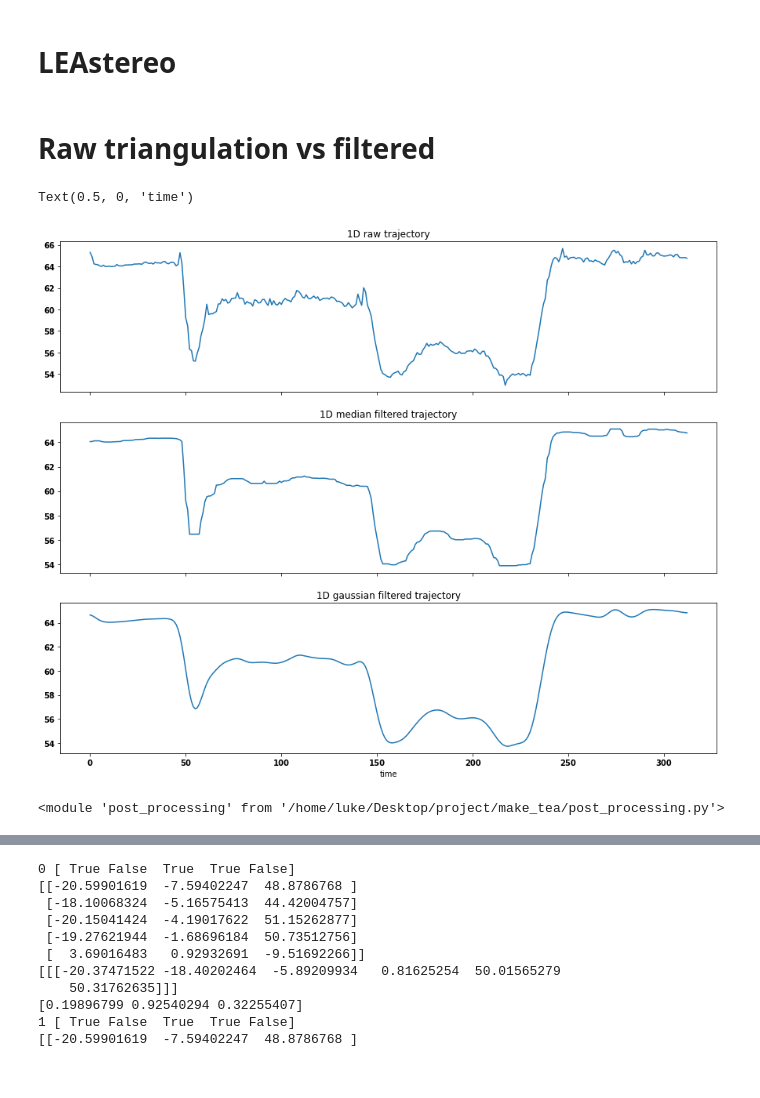
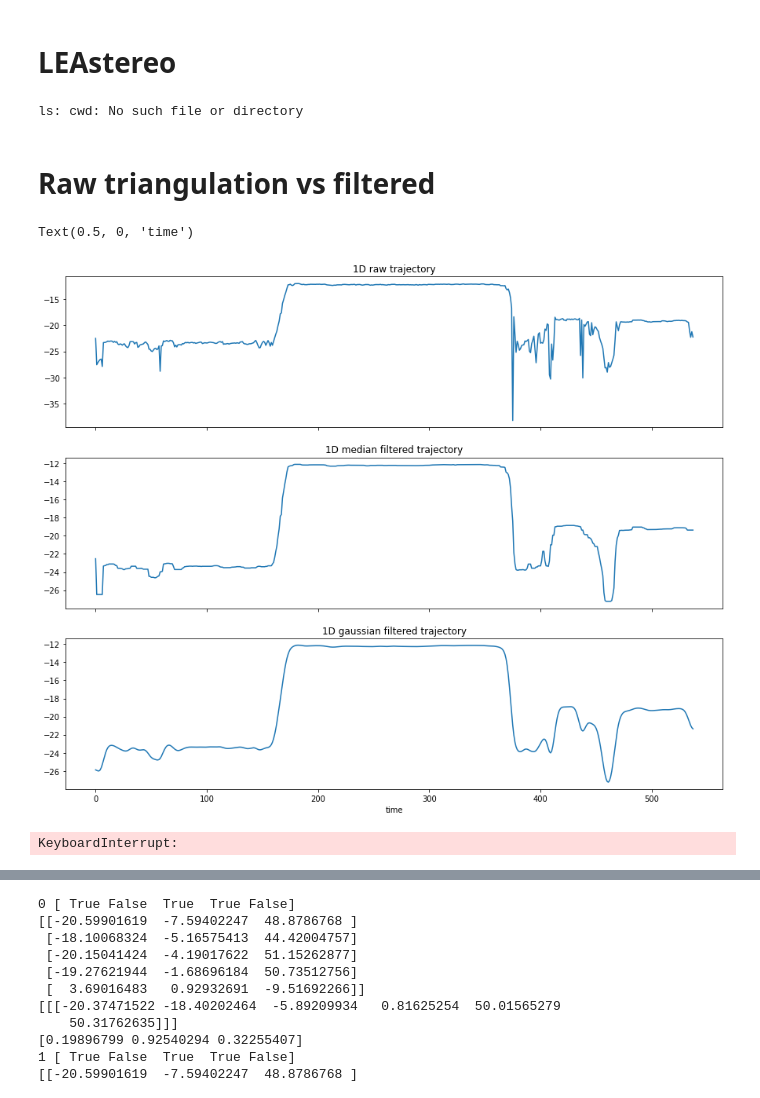
Before and after one commit to x35yao/make_tea, a Jupyter notebook: sws_test.ipynb, the cells around one changed output, grey strips where cells are left out. Cells and saved outputs as stored; diff of their text form; code cells hidden in the pictures.

```diff
--- a/sws_test.ipynb
+++ b/sws_test.ipynb
@@ -213,6 +213,10 @@ Video is saved at /home/luke/Desktop/project/make_tea/camera-main/videos/1644282
 Video is saved at /home/luke/Desktop/project/make_tea/camera-main/videos/1644282488/right/pitcher/1644282488-right_nearest_median.mp4
 # %% [markdown]
 # LEAstereo
+# %%
+ls Users/
+# %% [output]
+ls: cwd: No such file or directory
 # %%
 import matplotlib.pyplot as plt
 import post_processing
@@ -234,43 +237,44 @@ df_filtered_median = post_processing.filter_3D_data(h5_3d, filtertype = 'median'
 # Raw triangulation vs filtered
 # %%
 vid_id = '1642994619'
-vid_id = '1644282488'
+# vid_id = '1644282488'
 
 %matplotlib inline
 
-h5_3d = f'/home/luke/Desktop/project/make_tea/camera-main/videos/{vid_id}/{vid_id}_3D_nearest_median_leastereo.h5'
-h5_3d_median = f'/home/luke/Desktop/project/make_tea/camera-main/videos/{vid_id}/{vid_id}_3D_nearest_median_leastereo_filtered_median.h5'
-h5_3d_gaussian = f'/home/luke/Desktop/project/make_tea/camera-main/videos/{vid_id}/{vid_id}_3D_nearest_median_leastereo_filtered_gaussian.h5'
+h5_3d = f'/Users/luke/Desktop/project/make_tea/camera-main/videos/{vid_id}/leastereo/{vid_id}_3D_nearest_median_leastereo.h5'
+h5_3d_median = f'/Users/luke/Desktop/project/make_tea/camera-main/videos/{vid_id}/leastereo/{vid_id}_3D_nearest_median_leastereo_filtered_median.h5'
+h5_3d_gaussian = f'/Users/luke/Desktop/project/make_tea/camera-main/videos/{vid_id}/leastereo/{vid_id}_3D_nearest_median_leastereo_filtered_gaussian.h5'
 
 import pandas as pd
 
 df = pd.read_hdf(h5_3d)
 df_median = pd.read_hdf(h5_3d_median)
 df_gaussian = pd.read_hdf(h5_3d_gaussian)
 
-i = 5
+i = 1
 x = df.values[:,i]
 x_median = df_median.values[:,i]
 x_gaussian = df_gaussian.values[:,i]
 
 import matplotlib.pyplot as plt
 fig, (ax1, ax2, ax3) = plt.subplots(3,1,figsize = (15,12), sharex=True)
 ax1.plot(x)
 ax1.set_title('1D raw trajectory')
 ax2.plot(x_median)
 ax2.set_title('1D median filtered trajectory')
 ax3.plot(x_gaussian)
 ax3.set_title('1D gaussian filtered trajectory')
 ax3.set_xlabel('time')
 # %% [output]
 Text(0.5, 0, 'time')
-[figure, old version]
+[figure, new version]
 # %%
 import importlib
 
 importlib.reload(post_processing)
+df_pose = post_processing.get_obj_pose(h5_3d, residual = 2)
 # %% [output]
-<module 'post_processing' from '/home/luke/Desktop/project/make_tea/post_processing.py'>
+KeyboardInterrupt:
 # %%
 import post_processing
 df_pose = post_processing.get_obj_pose(h5_3d, residual = 2)
```
Also changed, not shown: parts of 24 cells of this notebook, 35 other files.
